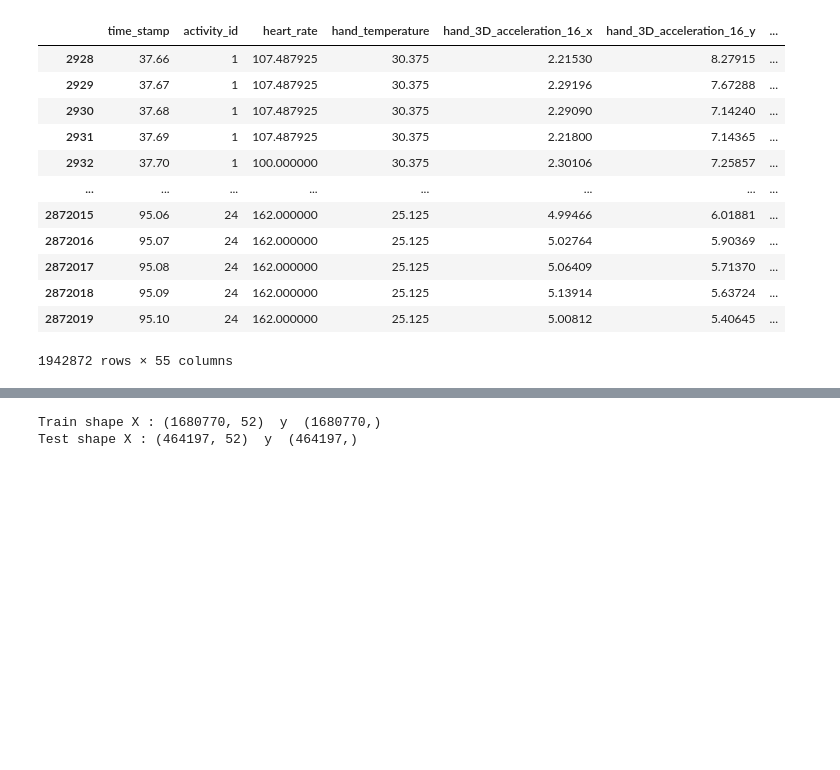
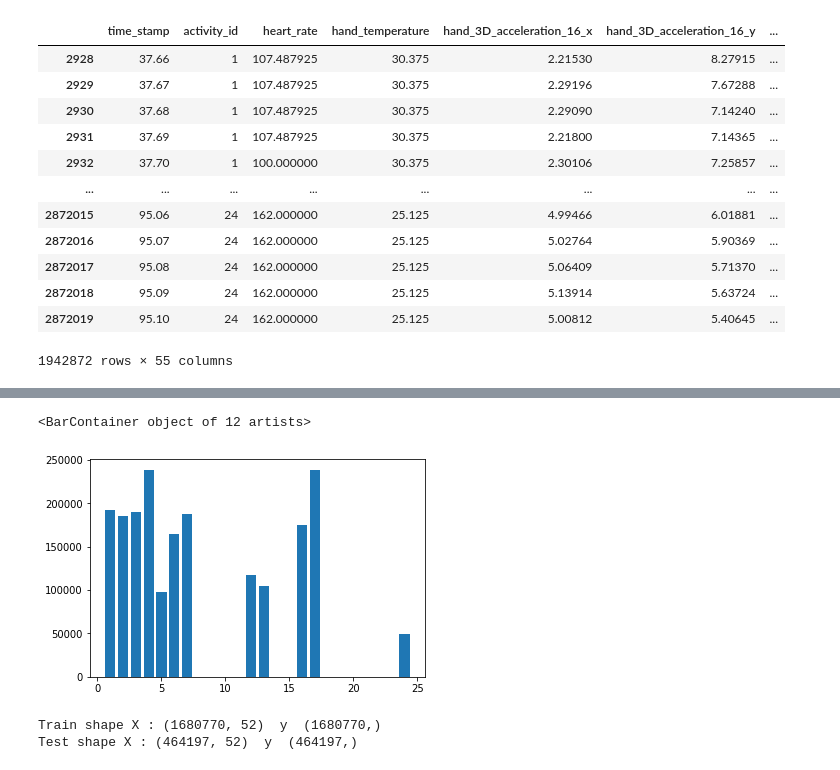
Before and after one commit to brendanrturner1/GCU_MSDS_BT, a Jupyter notebook: DSC540/Assignment 8/DSC_540_A8_Notebook.ipynb, the cells around one changed output, grey strips where cells are left out. Drawn from its saved outputs; the diff is of its cells as text; code cells hidden in the pictures; blank space fills up the shorter version.

```diff
--- a/DSC540/Assignment 8/DSC_540_A8_Notebook.ipynb
+++ b/DSC540/Assignment 8/DSC_540_A8_Notebook.ipynb
@@ -167,3 +176,11 @@ data
+# %%
+# Bar plot of target variable
+a=list(data['activity_id'].value_counts().values)
+b=list(data['activity_id'].value_counts().index)
+plt.bar(b,a)
+# %% [output]
+<BarContainer object of 12 artists>
+[figure, added]
 # %%
 # create testing and training sets
 t4 = data[data['id'] == 104];t7 = data[data['id'] == 107];test = t4.append(t7)
```
Also changed, not shown: parts of 7 cells of this notebook.
